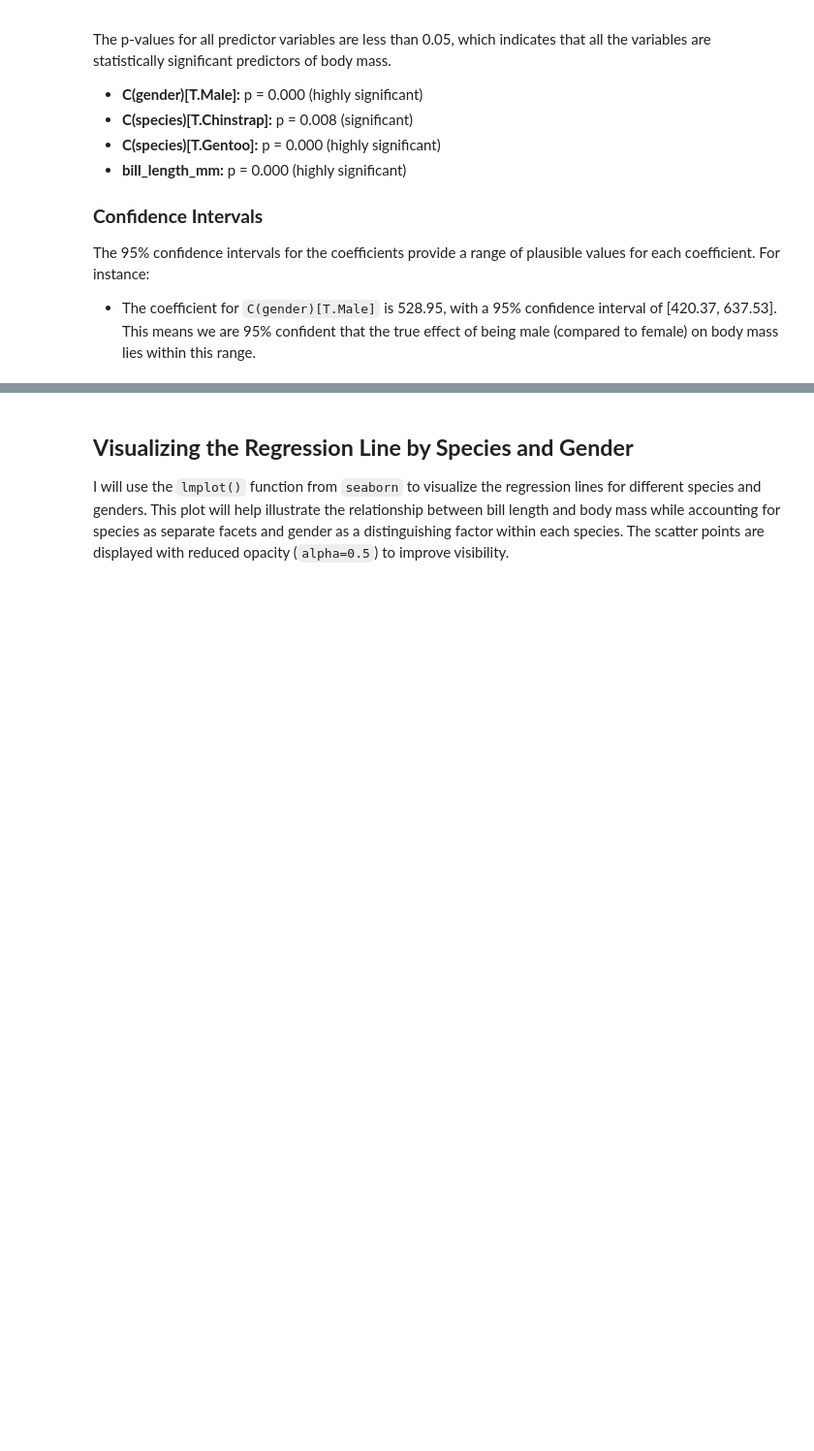
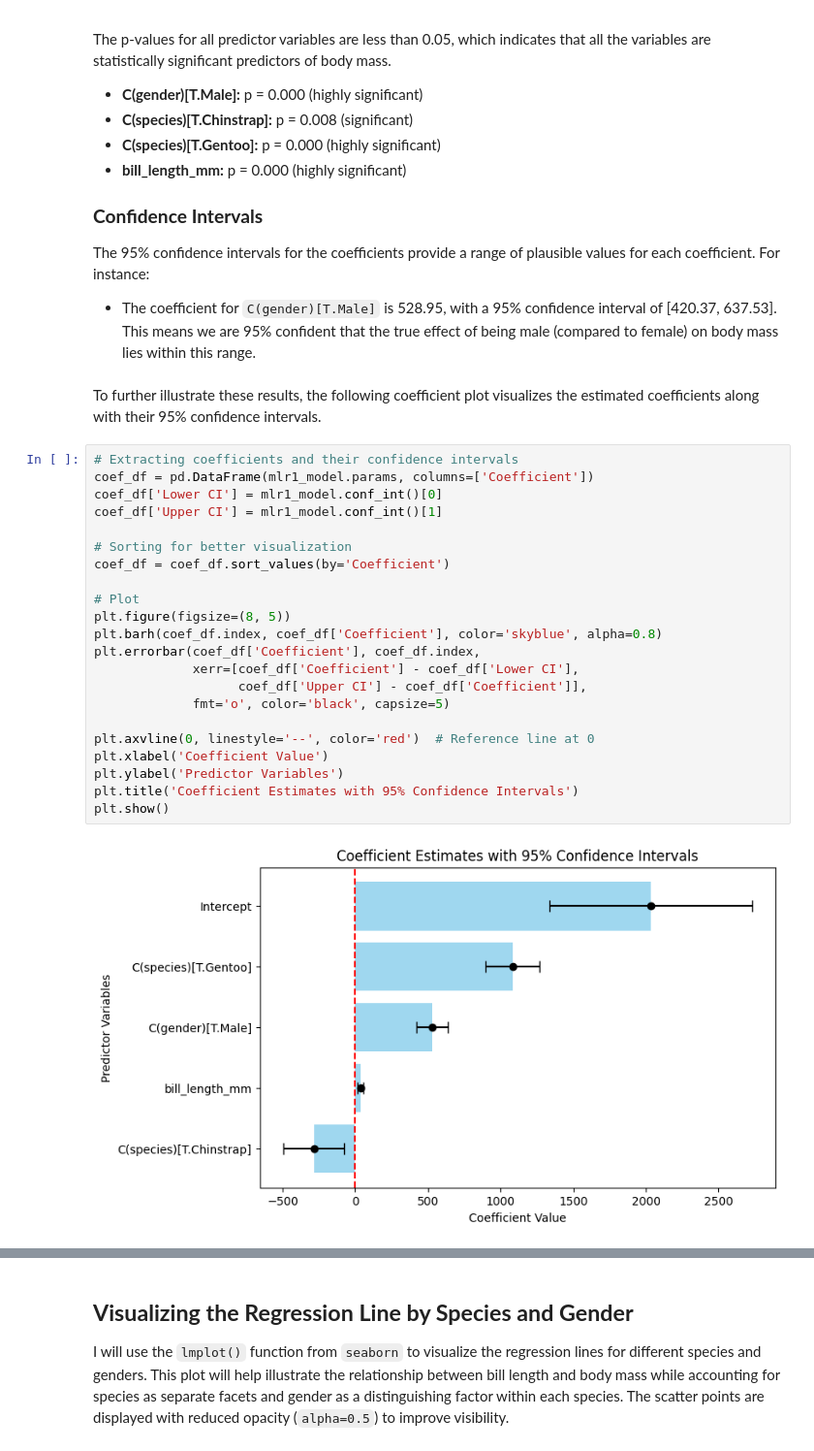
Before and after one commit to Cyberoctane29/Penguins-Data-Analysis-and-Modeling, a Jupyter notebook: Penguins_Data_Modeling_and_Analysis.ipynb, the cells around one changed output, grey strips where cells are left out. Shown at 97% size. Cells and saved outputs as stored; diff of their text form; blank space fills up the shorter version.

```diff
--- a/Penguins_Data_Modeling_and_Analysis.ipynb
+++ b/Penguins_Data_Modeling_and_Analysis.ipynb
@@ -861,3 +914,29 @@ The p-values for all predictor variables are less than 0.05, which indicates tha
 ### **Confidence Intervals**
 The 95% confidence intervals for the coefficients provide a range of plausible values for each coefficient. For instance:
 - The coefficient for `C(gender)[T.Male]` is 528.95, with a 95% confidence interval of [420.37, 637.53]. This means we are 95% confident that the true effect of being male (compared to female) on body mass lies within this range.
+# %% [markdown]
+To further illustrate these results, the following coefficient plot visualizes the estimated coefficients along with their 95% confidence intervals.
+# %%
+# Extracting coefficients and their confidence intervals
+coef_df = pd.DataFrame(mlr1_model.params, columns=['Coefficient'])
+coef_df['Lower CI'] = mlr1_model.conf_int()[0]
+coef_df['Upper CI'] = mlr1_model.conf_int()[1]
+
+# Sorting for better visualization
+coef_df = coef_df.sort_values(by='Coefficient')
+
+# Plot
+plt.figure(figsize=(8, 5))
+plt.barh(coef_df.index, coef_df['Coefficient'], color='skyblue', alpha=0.8)
+plt.errorbar(coef_df['Coefficient'], coef_df.index,
+             xerr=[coef_df['Coefficient'] - coef_df['Lower CI'],
+                   coef_df['Upper CI'] - coef_df['Coefficient']],
+             fmt='o', color='black', capsize=5)
+
+plt.axvline(0, linestyle='--', color='red')  # Reference line at 0
+plt.xlabel('Coefficient Value')
+plt.ylabel('Predictor Variables')
+plt.title('Coefficient Estimates with 95% Confidence Intervals')
+plt.show()
+# %% [output]
+[figure, added]
```
Also changed, not shown: parts of 81 cells of this notebook.
